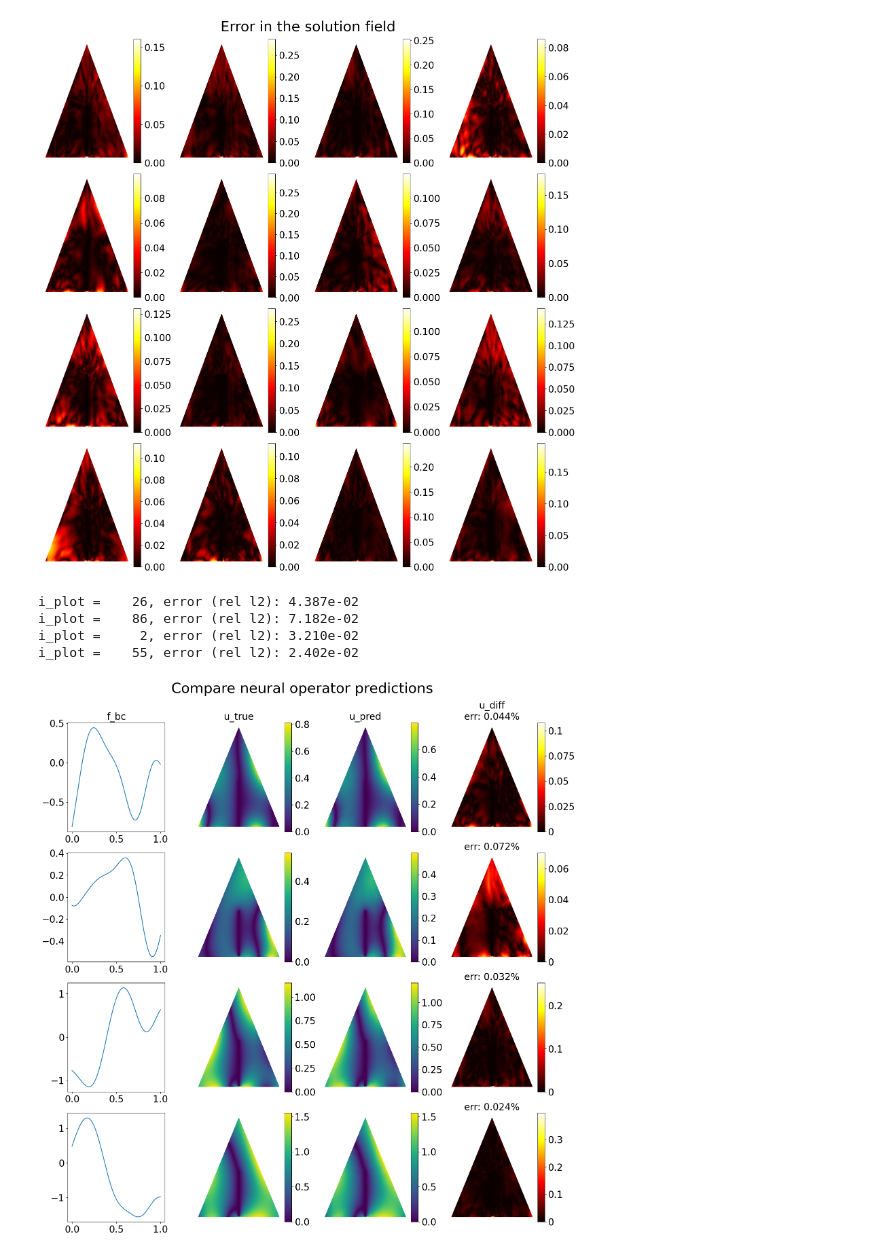
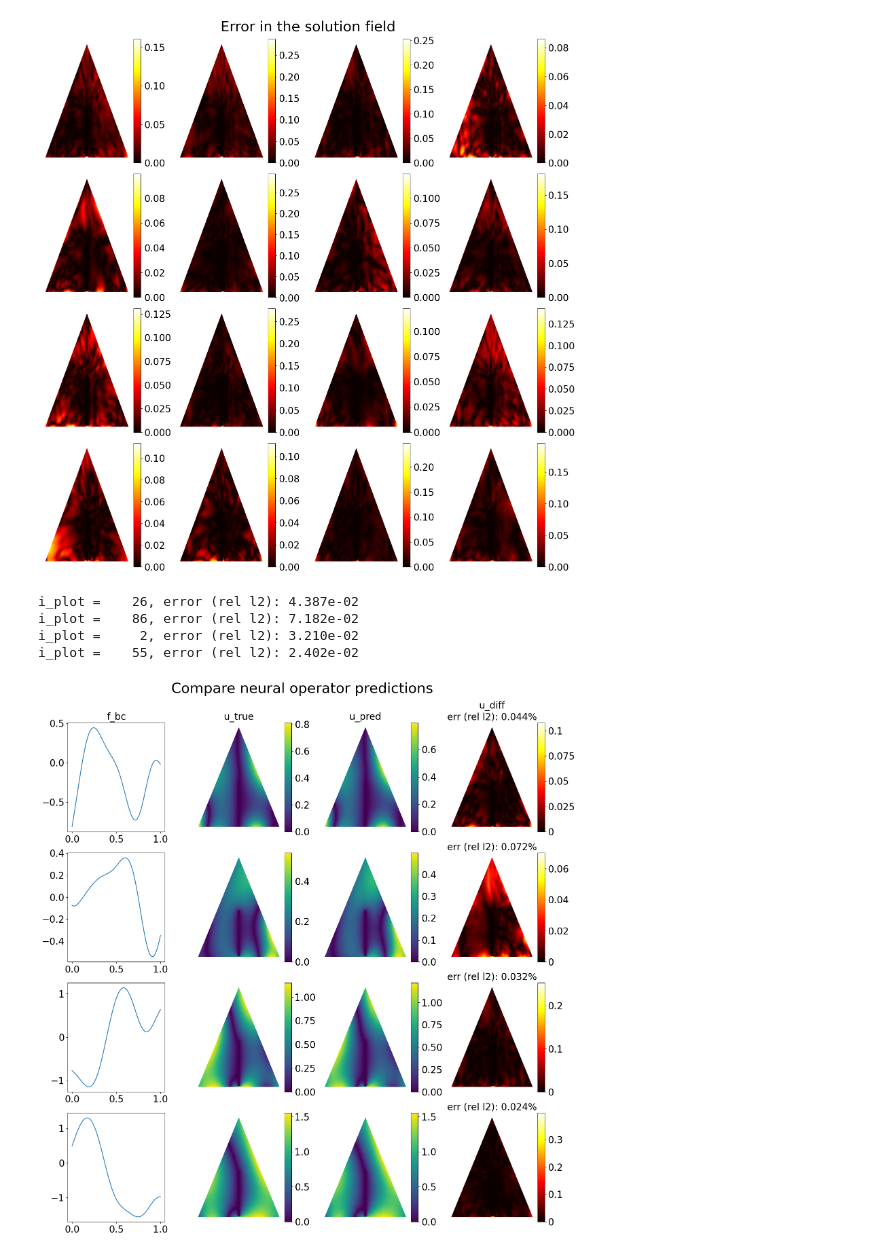
Before and after one commit to CEADpx/neural_operators, a Jupyter notebook: base_example_to_try_different_implementations/from_GideonIlung_deeponet.ipynb, the cells around one changed output. Drawn from its saved outputs; the diff is of its cells as text; code cells hidden in the pictures.

```diff
--- a/base_example_to_try_different_implementations/from_GideonIlung_deeponet.ipynb
+++ b/base_example_to_try_different_implementations/from_GideonIlung_deeponet.ipynb
@@ -567,32 +567,32 @@ for i in range(rows):
                 # format cbar ticks
                 kfmt = lambda x, pos: "{:g}".format(x)
 
                 cbar = fig.colorbar(cbar, cax=cax, orientation='vertical', format = kfmt)
             else:
                 cbar = fig.colorbar(cbar, cax=cax, orientation='vertical')
 
             axs[i,j].axis('off')
         else:
             axs[i,j].plot(nodes, uvec[j])
             axs[i,j].tick_params(labelsize=fs)
 
 
         if i == 0 and j < cols - 1:
             axs[i,j].set_title(u_tags[j], fontsize=fs)
 
         if j == cols - 1:
-            err_str = 'err: {:.3f}%'.format(i_diff_norm)
+            err_str = 'err (rel l2): {:.3f}%'.format(i_diff_norm)
             if i == 0:
                 err_str = u_tags[j] + '\n' + err_str
             axs[i,j].set_title(err_str, fontsize=fs)
 
 fig.tight_layout()
 fig.suptitle('Compare neural operator predictions', fontsize=1.5*fs, y=1.025)
 fig.savefig(results_dir+'neural_operator_prediction_comparison.png',  bbox_inches='tight')
 plt.show()
 # %% [output]
 i_plot =    26, error (rel l2): 4.387e-02
 i_plot =    86, error (rel l2): 7.182e-02
 i_plot =     2, error (rel l2): 3.210e-02
 i_plot =    55, error (rel l2): 2.402e-02
-[figure, old version]
+[figure, new version]
```
Also changed, not shown: parts of 3 cells of this notebook, 14 other files.
